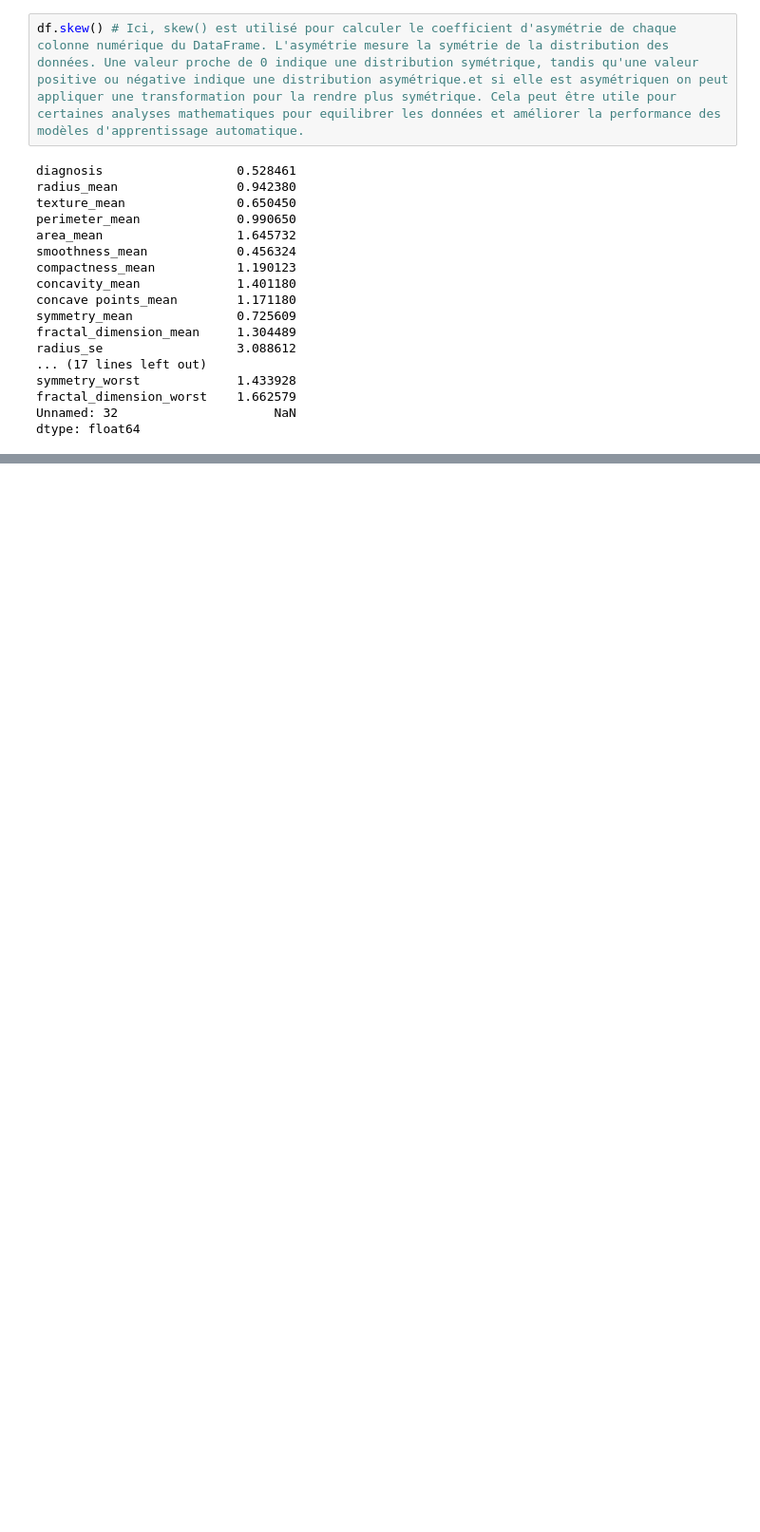
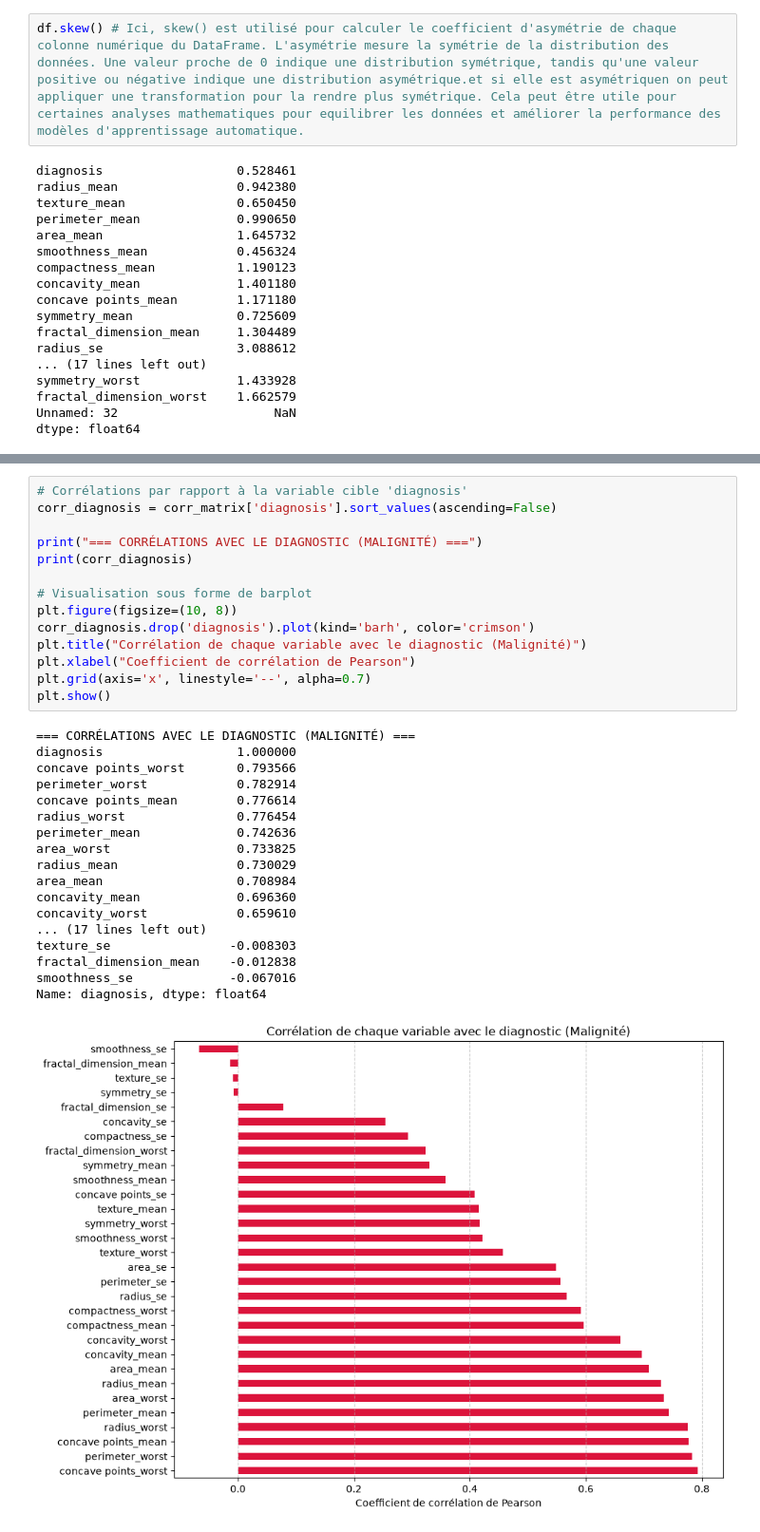
Before and after one commit to KENMEUGNEMICHELE14/Breast_M, a Jupyter notebook: notebbook/03_exploration.ipynb, the cells around one changed output, grey strips where cells are left out. Shown at 95% size. Drawn from its saved outputs; the diff is of its cells as text; blank space fills up the shorter version.

```diff
--- a/notebbook/03_exploration.ipynb
+++ b/notebbook/03_exploration.ipynb
@@ -81,0 +250,33 @@ plt.show()
+# %%
+# Corrélations par rapport à la variable cible 'diagnosis'
+corr_diagnosis = corr_matrix['diagnosis'].sort_values(ascending=False)
+
+print("=== CORRÉLATIONS AVEC LE DIAGNOSTIC (MALIGNITÉ) ===")
+print(corr_diagnosis)
+
+# Visualisation sous forme de barplot
+plt.figure(figsize=(10, 8))
+corr_diagnosis.drop('diagnosis').plot(kind='barh', color='crimson')
+plt.title("Corrélation de chaque variable avec le diagnostic (Malignité)")
+plt.xlabel("Coefficient de corrélation de Pearson")
+plt.grid(axis='x', linestyle='--', alpha=0.7)
+plt.show()
+# %% [output]
+=== CORRÉLATIONS AVEC LE DIAGNOSTIC (MALIGNITÉ) ===
+diagnosis                  1.000000
+concave points_worst       0.793566
+perimeter_worst            0.782914
+concave points_mean        0.776614
+radius_worst               0.776454
+perimeter_mean             0.742636
+area_worst                 0.733825
+radius_mean                0.730029
+area_mean                  0.708984
+concavity_mean             0.696360
+concavity_worst            0.659610
+... (17 lines left out)
+texture_se                -0.008303
+fractal_dimension_mean    -0.012838
+smoothness_se             -0.067016
+Name: diagnosis, dtype: float64
+[figure, added]
```
Also changed, not shown: parts of 11 cells of this notebook, 1 other file.
